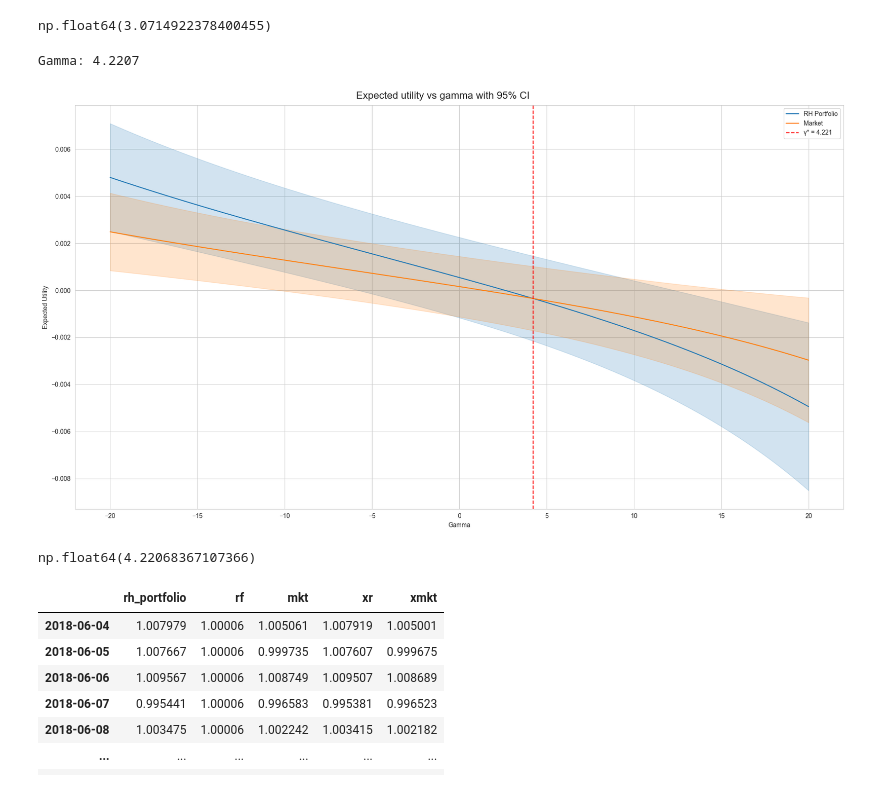
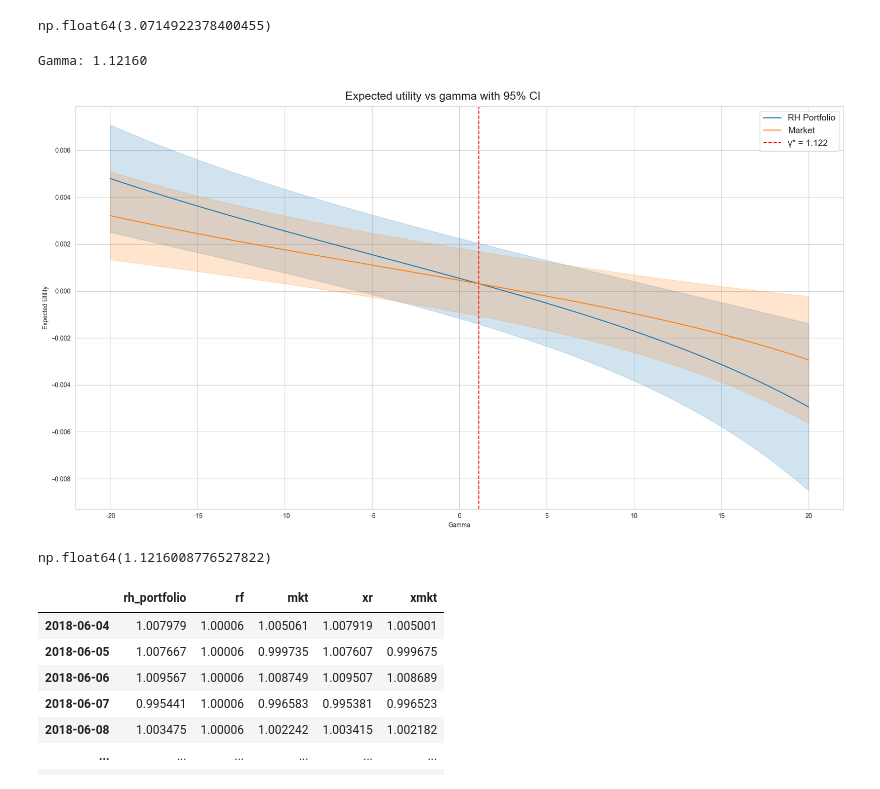
Before and after one commit to FedericoCortesi/Robinhood_data, a Jupyter notebook: notebooks/risk_tests.ipynb, the cells around one changed output. Cells and saved outputs as stored; diff of their text form; code cells hidden in the pictures.

```diff
--- a/notebooks/risk_tests.ipynb
+++ b/notebooks/risk_tests.ipynb
@@ -289,11 +277,11 @@ gamma_gmm
 # %% [output]
 np.float64(3.0714922378400455)
 # %%
-rt.find_cutoff_gamma()
+rt.find_cutoff_gamma(bounds=(-20,20))
 # %% [output]
-Gamma: 4.2207
+Gamma: 1.12160
-[figure, old version]
+[figure, new version]
-np.float64(4.22068367107366)
+np.float64(1.1216008776527822)
 # %%
 df = daily_factors +1
 df
```
Also changed, not shown: parts of 14 cells of this notebook, 3 other files.
